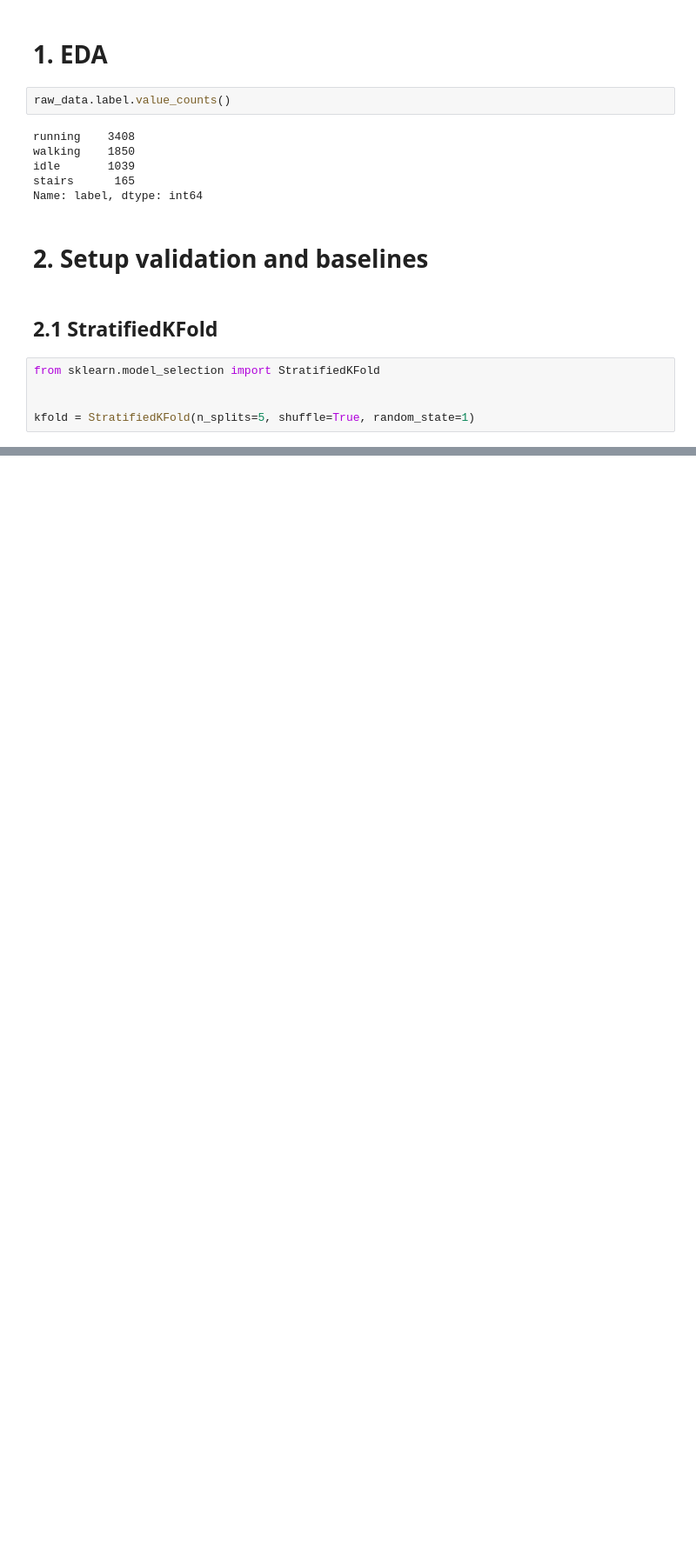
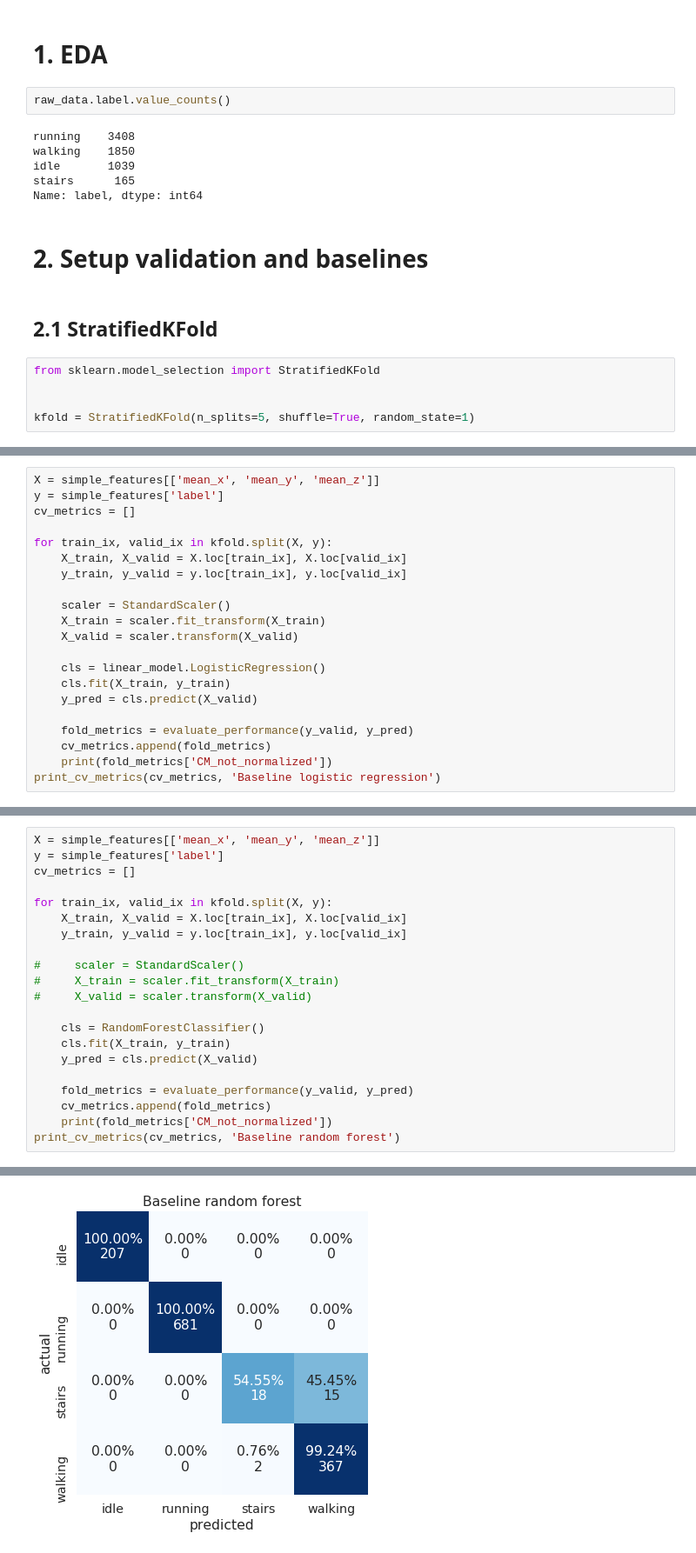
Before and after one commit to kilianovski/study, a Jupyter notebook: small_projects/activity_classification_accelerometer/activity_classification.ipynb, the cells around one changed output, grey strips where cells are left out. Shown at 87% size. Cells and saved outputs as stored; diff of their text form; blank space fills up the shorter version.

```diff
--- a/small_projects/activity_classification_accelerometer/activity_classification.ipynb
+++ b/small_projects/activity_classification_accelerometer/activity_classification.ipynb
@@ -130,0 +168,21 @@ sns.pairplot(data=feature_df[mean_features + ['label']], hue='label', height=5);
+# %%
+X = simple_features[['mean_x', 'mean_y', 'mean_z']]
+y = simple_features['label']
+cv_metrics = []
+
+for train_ix, valid_ix in kfold.split(X, y):
+    X_train, X_valid = X.loc[train_ix], X.loc[valid_ix]
+    y_train, y_valid = y.loc[train_ix], y.loc[valid_ix]
+
+    scaler = StandardScaler()
+    X_train = scaler.fit_transform(X_train)
+    X_valid = scaler.transform(X_valid)
+
+    cls = linear_model.LogisticRegression()
+    cls.fit(X_train, y_train)
+    y_pred = cls.predict(X_valid)
+
+    fold_metrics = evaluate_performance(y_valid, y_pred)
+    cv_metrics.append(fold_metrics)
+    print(fold_metrics['CM_not_normalized'])
+print_cv_metrics(cv_metrics, 'Baseline logistic regression')
@@ -130,0 +214,22 @@ sns.pairplot(data=feature_df[mean_features + ['label']], hue='label', height=5);
+# %%
+X = simple_features[['mean_x', 'mean_y', 'mean_z']]
+y = simple_features['label']
+cv_metrics = []
+
+for train_ix, valid_ix in kfold.split(X, y):
+    X_train, X_valid = X.loc[train_ix], X.loc[valid_ix]
+    y_train, y_valid = y.loc[train_ix], y.loc[valid_ix]
+
+#     scaler = StandardScaler()
+#     X_train = scaler.fit_transform(X_train)
+#     X_valid = scaler.transform(X_valid)
+
+    cls = RandomForestClassifier()
+    cls.fit(X_train, y_train)
+    y_pred = cls.predict(X_valid)
+
+    fold_metrics = evaluate_performance(y_valid, y_pred)
+    cv_metrics.append(fold_metrics)
+    print(fold_metrics['CM_not_normalized'])
+print_cv_metrics(cv_metrics, 'Baseline random forest')
+# %% [output]
@@ -130,0 +256 @@ sns.pairplot(data=feature_df[mean_features + ['label']], hue='label', height=5);
+[figure, added]
```
Also changed, not shown: parts of 31 cells of this notebook, 1 other file.
